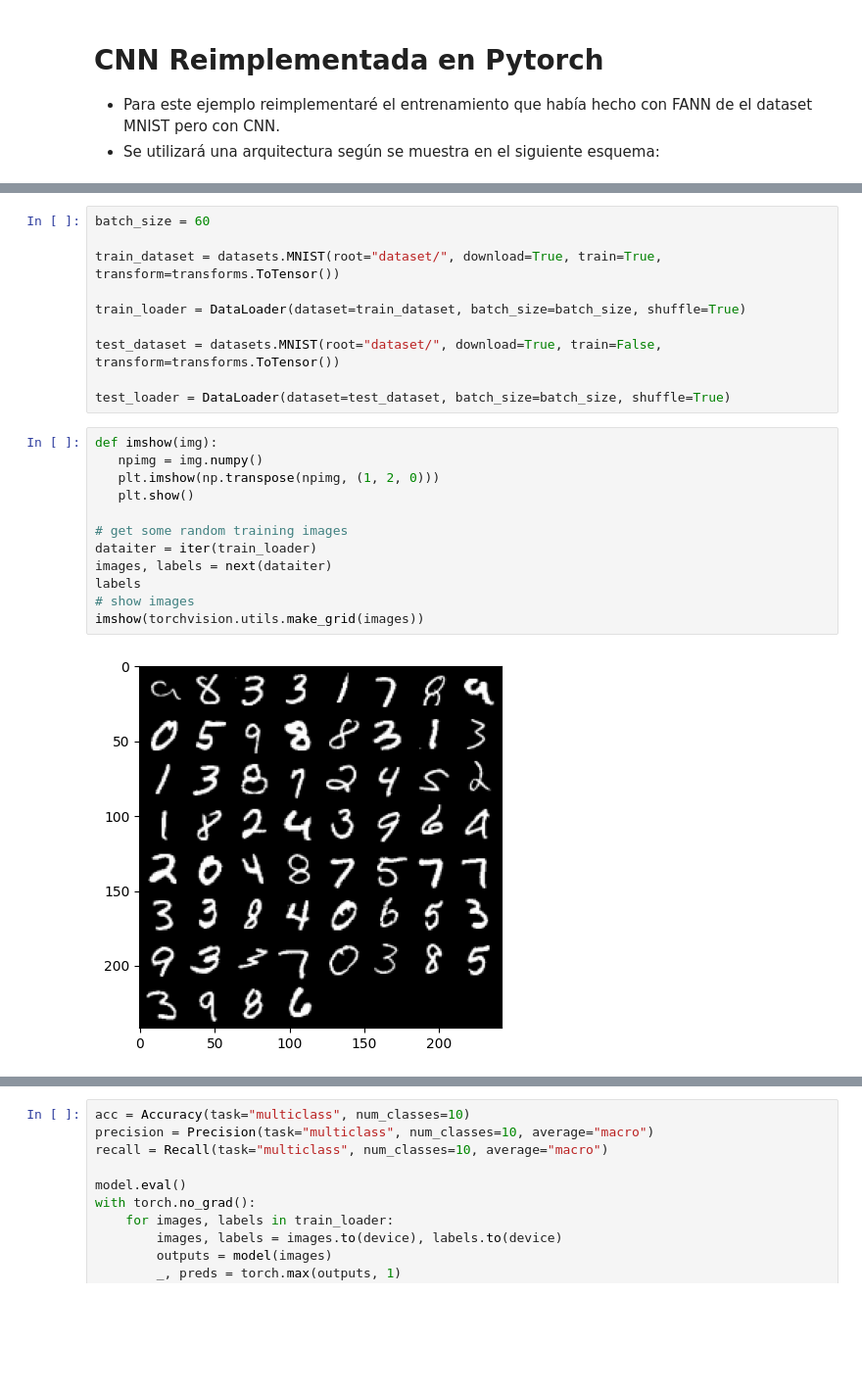
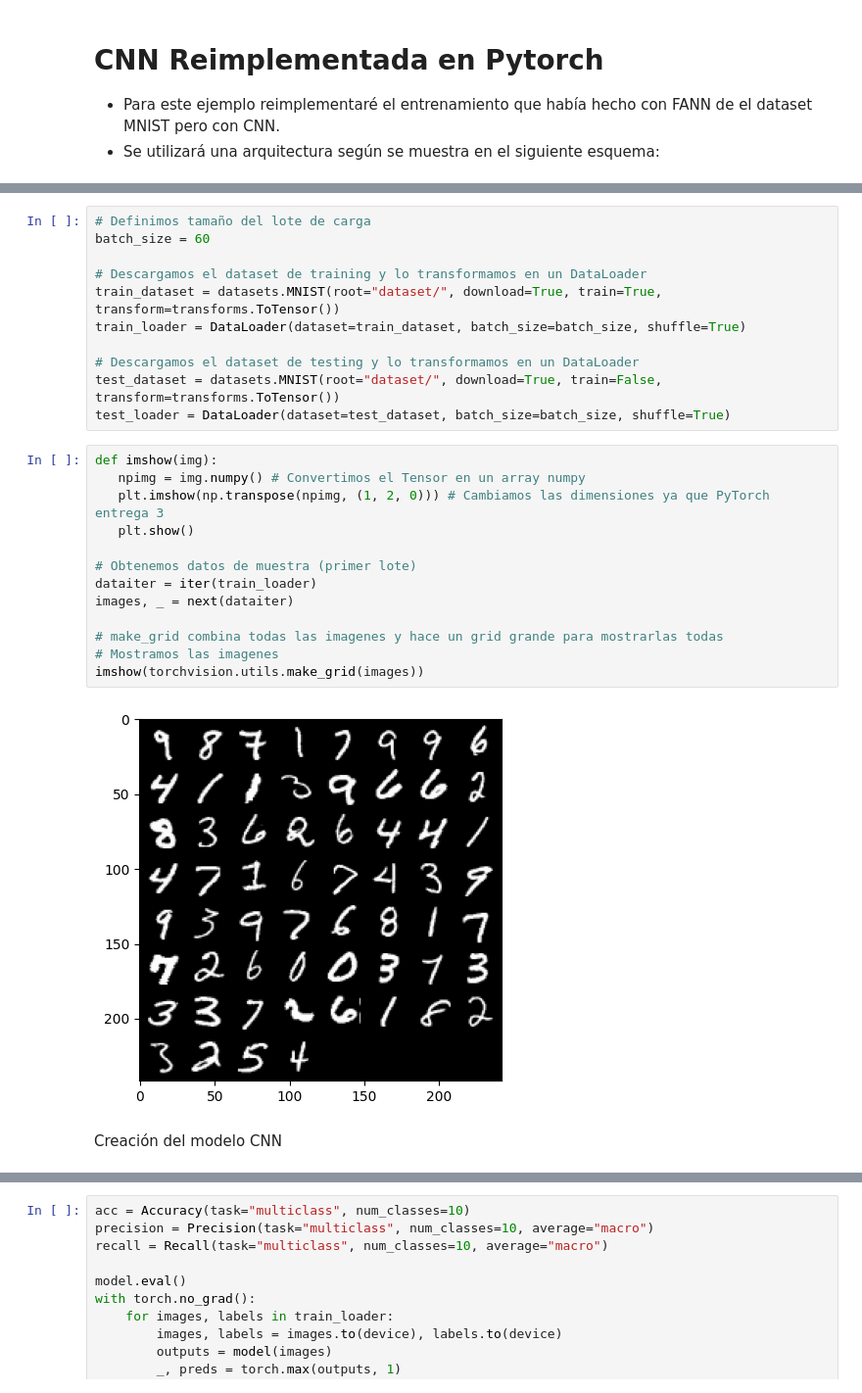
Before and after one commit to moriciii3/tareas_ML_DL_NN, a Jupyter notebook: tarea_3/morici_bruno_ej1_tarea3.ipynb, the cells around one changed output, grey strips where cells are left out. Shown: that part at 98% size. Drawn from its saved outputs; the diff is of its cells as text; blank space fills up the shorter version.

```diff
--- a/tarea_3/morici_bruno_ej1_tarea3.ipynb
+++ b/tarea_3/morici_bruno_ej1_tarea3.ipynb
@@ -36,26 +35,30 @@ from torchmetrics.classification import Accuracy, Precision, Recall
 # %%
+# Definimos tamaño del lote de carga
 batch_size = 60
 
+# Descargamos el dataset de training y lo transformamos en un DataLoader
 train_dataset = datasets.MNIST(root="dataset/", download=True, train=True, transform=transforms.ToTensor())
-
 train_loader = DataLoader(dataset=train_dataset, batch_size=batch_size, shuffle=True)
 
+# Descargamos el dataset de testing y lo transformamos en un DataLoader
 test_dataset = datasets.MNIST(root="dataset/", download=True, train=False, transform=transforms.ToTensor())
-
 test_loader = DataLoader(dataset=test_dataset, batch_size=batch_size, shuffle=True)
 # %%
 def imshow(img):
-   npimg = img.numpy()
-   plt.imshow(np.transpose(npimg, (1, 2, 0)))
+   npimg = img.numpy() # Convertimos el Tensor en un array numpy
+   plt.imshow(np.transpose(npimg, (1, 2, 0))) # Cambiamos las dimensiones ya que PyTorch entrega 3
    plt.show()
 
-# get some random training images
+# Obtenemos datos de muestra (primer lote)
 dataiter = iter(train_loader)
-images, labels = next(dataiter)
-labels
-# show images
+images, _ = next(dataiter)
+
+# make_grid combina todas las imagenes y hace un grid grande para mostrarlas todas
+# Mostramos las imagenes
 imshow(torchvision.utils.make_grid(images))
 # %% [output]
-[figure, old version]
+[figure, new version]
+# %% [markdown]
+Creación del modelo CNN
 # %%
 class CNN(nn.Module):
```
Also changed, not shown: parts of 8 cells of this notebook, 1 other file.
